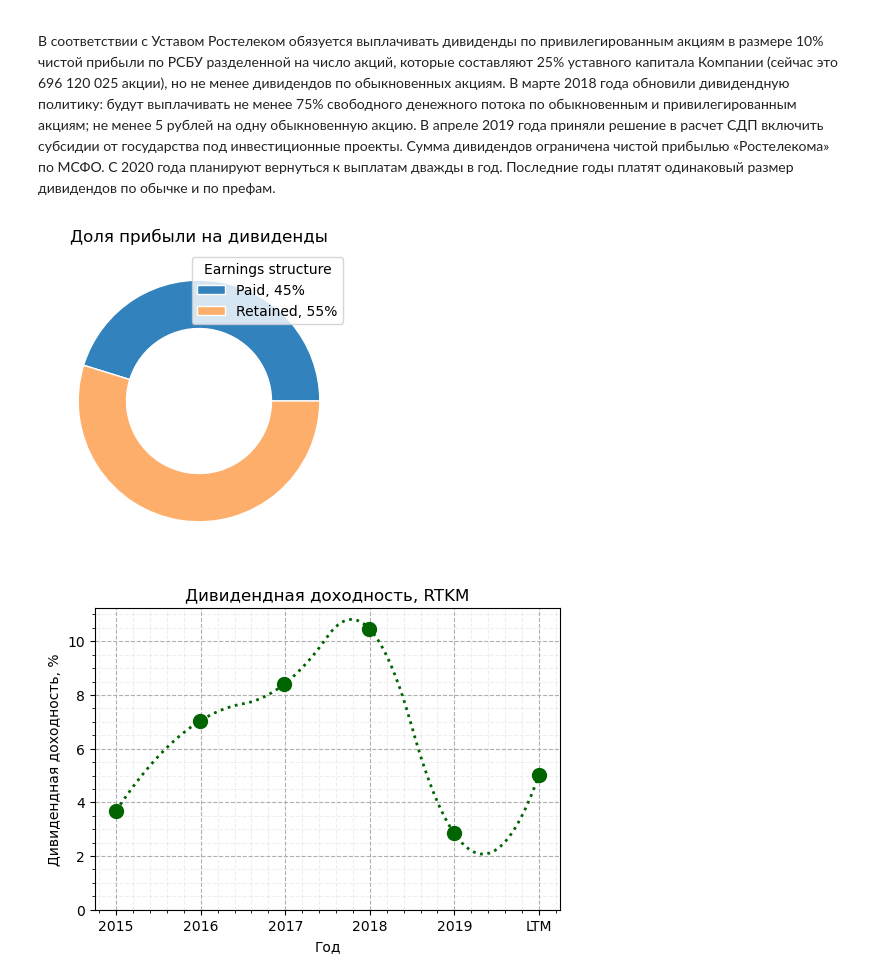
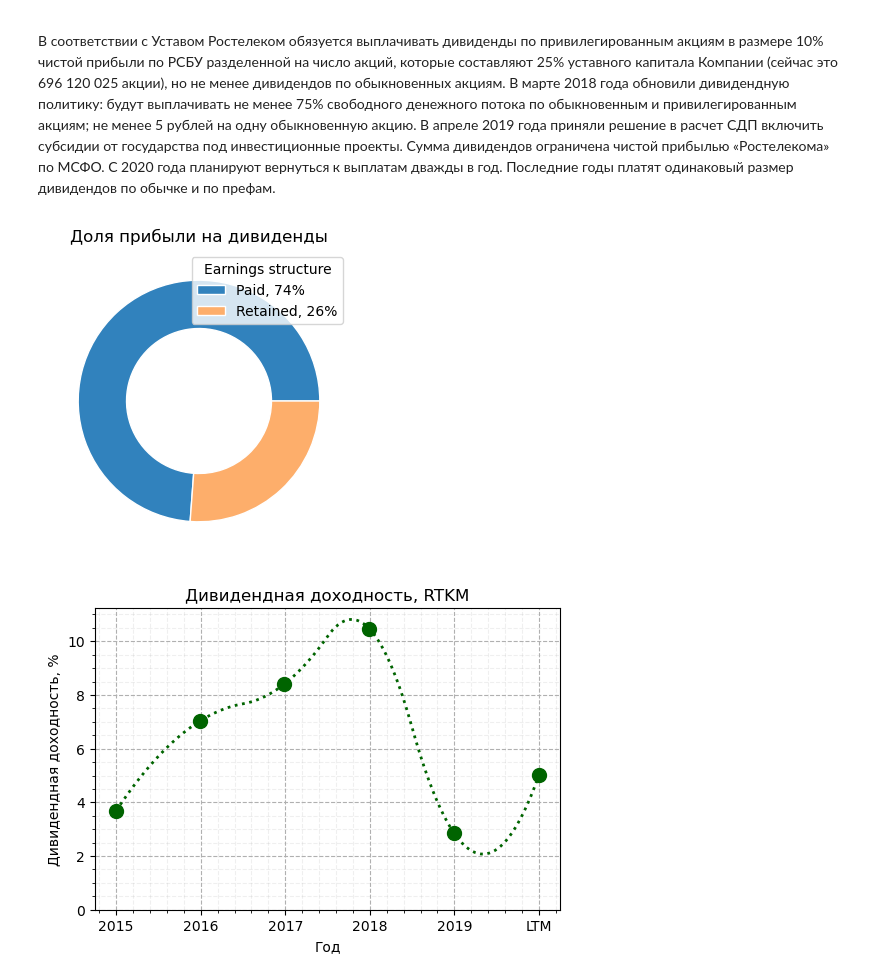
Before and after one commit to young-investors/CA, a Jupyter notebook: sources/RTKM/RTKM.ipynb, the cells around one changed output. Cells and saved outputs as stored; diff of their text form; code cells hidden in the pictures.

```diff
--- a/sources/RTKM/RTKM.ipynb
+++ b/sources/RTKM/RTKM.ipynb
@@ -279,26 +279,26 @@ fig.tight_layout();
 В соответствии с Уставом Ростелеком обязуется выплачивать дивиденды по привилегированным акциям в размере 10% чистой прибыли по РСБУ разделенной на число акций, которые составляют 25% уставного капитала Компании (сейчас это 696 120 025 акции), но не менее дивидендов по обыкновенных акциям. В марте 2018 года обновили дивидендную политику: будут выплачивать не менее 75% свободного денежного потока по обыкновенным и привилегированным акциям; не менее 5 рублей на одну обыкновенную акцию. В апреле 2019 года приняли решение в расчет СДП включить субсидии от государства под инвестиционные проекты. Cумма дивидендов ограничена чистой прибылью «Ростелекома» по МСФО. С 2020 года планируют вернуться к выплатам дважды в год. Последние годы платят одинаковый размер дивидендов по обычке и по префам.
 # %%
 name = 'Доля прибыли на дивиденды'
-payout = 0.4522 #dohod.ru
+payout = 0.7383 #dohod.ru
 
 fig, ax = plt.subplots(dpi=100)
 
 size = 0.4
 vals = np.array([payout, 1-payout])
 
 cmap = plt.get_cmap("tab20c")
 outer_colors = cmap(np.arange(2)*6)
 
 w, ff = ax.pie(vals, radius=1, colors=outer_colors, wedgeprops=dict(width=size, edgecolor='w'))
 
 # ax.pie(vals.flatten(), radius=1-size, colors=inner_colors,
 #        wedgeprops=dict(width=size, edgecolor='w'))
 
 ax.legend(w, [f'Paid, {payout*100:.0f}%', f'Retained, {(1-payout)*100:.0f}%'], title='Earnings structure')
 ax.set(aspect="equal", title=name);
 # plt.savefig('./images/6_payout.png', dpi=200)
 # %% [output]
-[figure, old version]
+[figure, new version]
 # %%
 name = f"Дивидендная доходность, {company}"
 data = 100*dt['Дивиденды на акцию']/dt['Цена акции']
```
Also changed, not shown: parts of 3 cells of this notebook, 14 other files.
